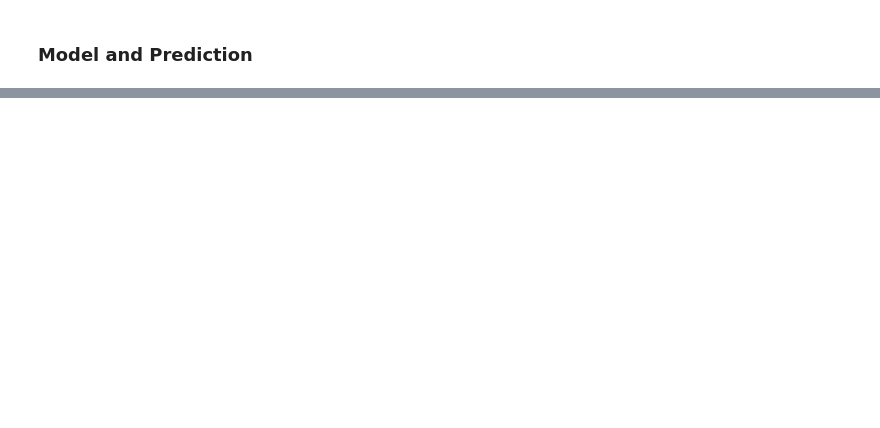
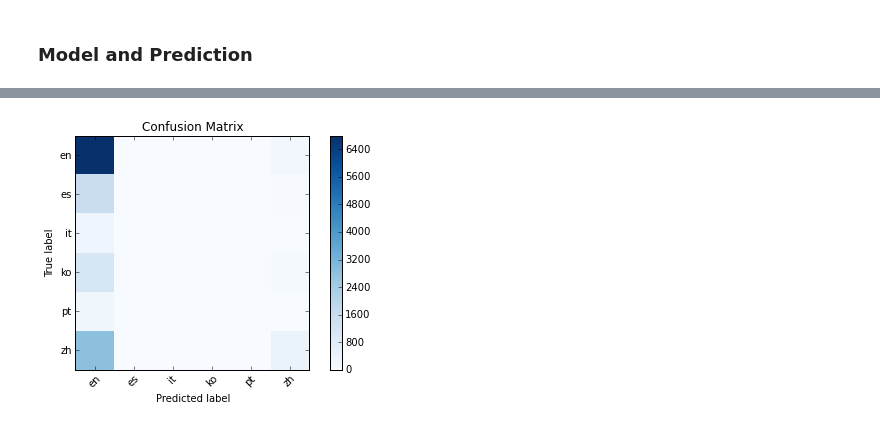
Before and after one commit to sravanareddy/appinventor, a Jupyter notebook: Classification.ipynb, the cells around one changed output, grey strips where cells are left out. Saved outputs shown, nothing was run; the diff lists cells and outputs as text; code cells hidden in the pictures; blank space fills up the shorter version.

```diff
--- a/Classification.ipynb
+++ b/Classification.ipynb
@@ -208,7 +189,7 @@ def summaryDecileNumScreens(projects):
 # %%
 def summaryAverages(projects):
     userDict = {}
-    userDict["NS"] = averageNumScreens(projects)
+    userDict["mean of numScreens"] = numpy.mean(getNumScreens(projects))
     userDict["NB"] = averageNumBlocks(projects)
     userDict["OB"] = getAverageOrphanBlocks(projects)
     userDict["TL"] = getAverageTypeTLBlocks(projects)
@@ -235,7 +216,12 @@ def getAllProjects(userID): #from summaries
 def projectsInMindur(projectlist):
     """filter projects within user's MINDUR duration from earliest"""
     earliest = projectlist[0]['**created']
-    return [project for project in projectlist if timediff(project['**created'], earliest)<=MINDUR]
+    filtered_projects = [projectlist[0]]
+    for project in projectlist[1:]:
+        if timediff(project['**created'], earliest)>MINDUR:
+            break
+        filtered_projects.append(project)
+    return filtered_projects
 
 def userDuration(projectlist):
     """get the duration (difference between last and earliest creation dates)"""
@@ -257,4 +243,8 @@ def get_user_labels(task):
         return {user: lang_num_map[lang] for user, lang in user_langs.items()}
 # %% [markdown]
 ### Featurizing
+# %%
+# featurizer functions
+time_combined = combine_featfuncs([projectLengthFeatures, dayAnalysisFeatures, decileProjects])
+code_combined = combine_featfuncs([summaryDecileNumScreens,summaryOBlockDecile,summaryDecileTLBlocks,summaryAverages])
 # %%
@@ -287,22 +293,24 @@ Xtime = vec.fit_transform(time_features)
+# %%
+from sklearn.preprocessing import scale
+# convert to dense matrices since these are dense anyway
+Xtime = scale(Xtime.toarray())
+Xcode = scale(Xcode.toarray())
+Xall = scale(Xall.toarray())
 # %% [markdown]
 ### Model and Prediction
 # %%
 from sklearn.cross_validation import StratifiedKFold
 from sklearn.neighbors import KNeighborsClassifier
 from  sklearn.metrics import f1_score
-from sklearn import linear_model
+from sklearn.linear_model import LogisticRegression
 from sklearn.metrics import confusion_matrix
 import matplotlib.pyplot as plt
-import plotcnf
-reload(plotcnf)
+%matplotlib inline
 from plotcnf import plot_confusion_matrix
 
-percentpos = sum(y)/float(len(y))
-chance = max(percentpos, 1-percentpos)
-print 'Chance is', chance
+print 'Chance is', max(numpy.bincount(y))/float(len(y))
 
 foldindices = StratifiedKFold(y)
-k = 70 #num neighbors for kNN
 
 if TASK=='LANGUAGE':
     labels = map(lambda x:x[0], sorted(lang_num_map.items(), key=lambda x:x[1]))
@@ -310,33 +318,41 @@ if TASK=='LANGUAGE':
 elif TASK=='RETENTION':
     labels = ['left', 'survived']
 
-for featname, X in [('time', Xtime)]:
-    print  'Building a model with', X.shape[1], featname, 'features for', TASK
-    for trainidx, testidx in foldindices:
-        print 'Fold'
+k = 70 #num neighbors for kNN
+if TASK == 'RETENTION':
+    classifiers = [('knn', KNeighborsClassifier(n_neighbors=k)),
+                   ('logreg', LogisticRegression())]
+else:
+    classifiers = [('logreg', LogisticRegression(class_weight='balanced',
+                                                             multi_class='multinomial',
+                                                             solver='lbfgs'))]  # no knn because it's too slow
 
-        ytrain = y[trainidx]
-        ytest = y[testidx]
+for modelname, model in classifiers:
+    for featname, X in [('time', Xtime), ('code', Xcode), ('all', Xall)]:
+        print  'Building a', modelname, 'model with', X.shape[1], featname, 'features for', TASK
 
-        Xtrain = X[trainidx, :]  # using numpy's smart indexing
-        Xtest = X[testidx, :]
+        cvaccs = numpy.zeros(len(foldindices))
+        cvf1 = numpy.zeros(len(foldindices))
+        for i, (trainidx, testidx) in enumerate(foldindices):
+            print 'Fold', i+1
 
-        if TASK=='RETENTION':  #kNN too slow on the larger dataset
-            KNeighbors_model = KNeighborsClassifier(n_neighbors=k)
-            KNeighbors_model.fit(Xtrain, ytrain)
-            KNN_predictions = KNeighbors_model.predict(Xtest)
+            ytrain = y[trainidx]
+            ytest = y[testidx]
 
-            print 'with', k, 'neighbors'
-            print "KNN accuracy: ", KNeighbors_model.score(Xtest, ytest)
-            print 'KNN f1 score', f1_score(ytest, KNN_predictions)
+            Xtrain = X[trainidx, :]
+            Xtest = X[testidx, :]
 
+            model.fit(Xtrain, ytrain)
+            cvaccs[i] = model.score(Xtest, ytest)
 
-        logistic_model = linear_model.LogisticRegression()
-        logistic_model.fit(Xtrain, ytrain)
-        log_predictions = logistic_model.predict(Xtest)
-        print 'Logistic regression accuracy: ', logistic_model.score(Xtest, ytest)
-        print 'Logistic regression f1 score', f1_score(ytest, log_predictions)
+            predictions = model.predict(Xtest)
+            cvf1[i] = f1_score(ytest, predictions)
 
-        cnf_matrix = confusion_matrix(ytest, log_predictions)
+        # analyze last fold only
+        cnf_matrix = confusion_matrix(ytest, predictions)
         plot_confusion_matrix(cnf_matrix, labels)
         plt.show()
+
+        print 'Average accuracy', numpy.mean(cvaccs)
+        print 'Average F1 score', numpy.mean(cvf1)
+# %% [output]
@@ -342,0 +365 @@ for featname, X in [('time', Xtime)]:
+[figure, added]
```
Also changed, not shown: parts of 14 cells of this notebook, 4 other files.
